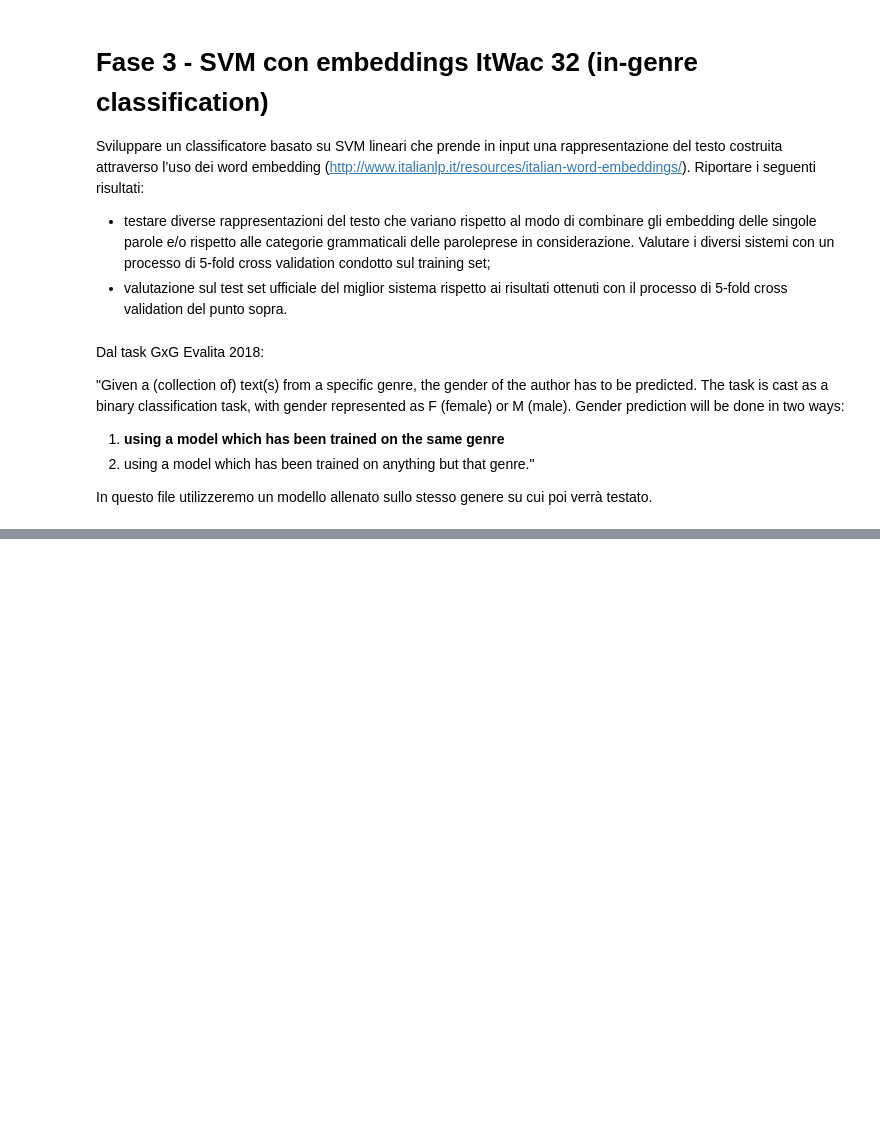
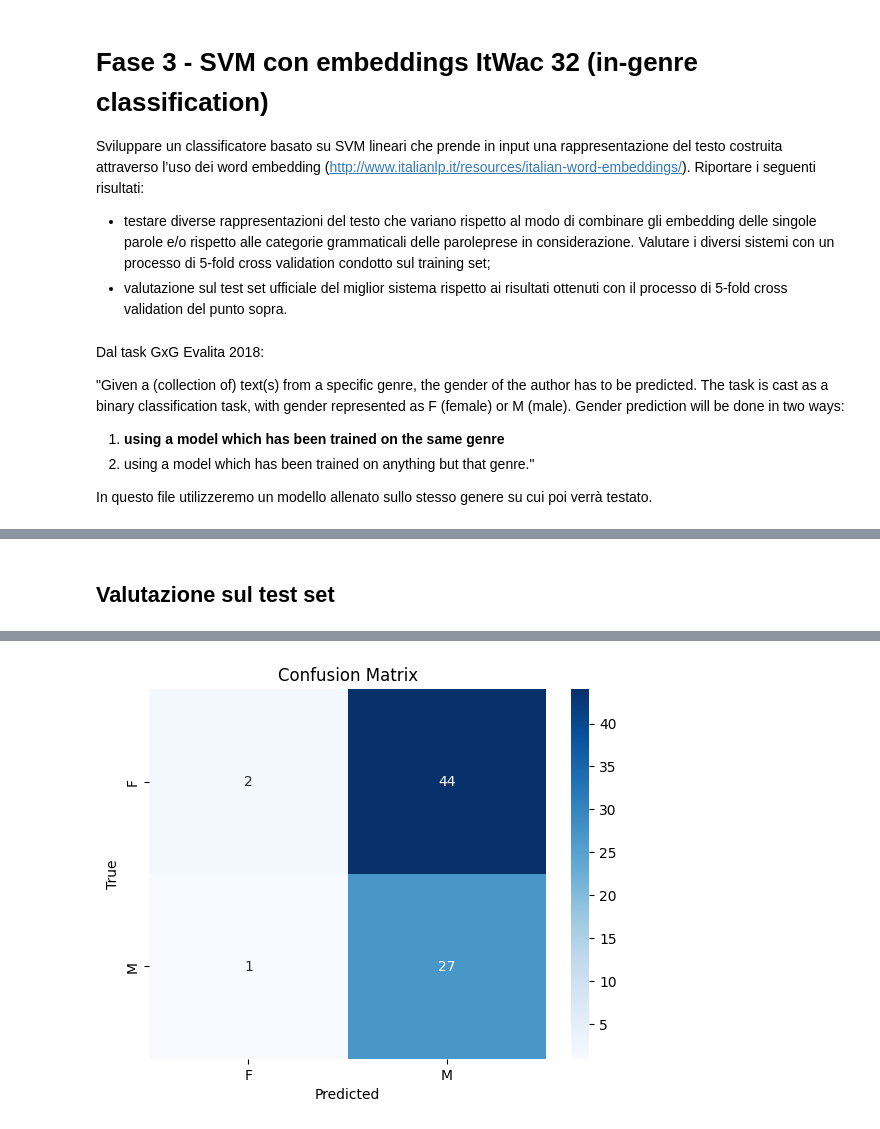
Before and after one commit to agnesecam/GxG_Camici, a Jupyter notebook: scripts/script_SVM_embeddings/SVM_embeddings_InGenre-CH.ipynb, the cells around one changed output, grey strips where cells are left out. Cells and saved outputs as stored; diff of their text form; code cells hidden in the pictures; blank space fills up the shorter version.

```diff
--- a/scripts/script_SVM_embeddings/SVM_embeddings_InGenre-CH.ipynb
+++ b/scripts/script_SVM_embeddings/SVM_embeddings_InGenre-CH.ipynb
@@ -423,0 +478,10 @@ Dummy classifier: report salvato in output_embeddings/risultati_test_set_dummy.c
+# %%
+# === Selezione della strategia migliore ===
+import pandas as pd
+
+df_cv = pd.DataFrame(report_rows)
+best_row = df_cv.loc[df_cv['mean_accuracy'].idxmax()]
+best_strategy = best_row['strategy']
+print("Strategia migliore:", best_strategy)
+
+best_config = [cfg for cfg in strategies if cfg['name'] == best_strategy][0]
@@ -423,0 +490,68 @@ Dummy classifier: report salvato in output_embeddings/risultati_test_set_dummy.c
+# %% [markdown]
+## Valutazione sul test set
+# %%
+# === Valutazione sul test set solo per la strategia migliore ===
+print(f"\n== Valutazione sul test set per la strategia migliore: {best_config['name']} ==")
+
+test_folder = "../../data/profiling_output/diary/linguistic_annotation/diary/"
+X_test, ids = [], []
+for filename in os.listdir(test_folder):
+    if not filename.startswith('test'):
+        continue
+    file_id = filename.split('#')[1]
+    tokens, pos_tags = load_conllu_file(os.path.join(test_folder, filename))
+    vector = represent_text(tokens, embeddings, pos_tags,
+                            allowed_pos=best_config['allowed_pos'],
+                            strategy=best_config['strategy'])
+    X_test.append(vector)
+    ids.append(file_id)
+
+X_test = np.array(X_test)
+
+# Usa lo stesso modello addestrato sull'intero training set (X_train, y_train)
+clf = LinearSVC()
+clf.fit(X_train, y_train)
+predictions = clf.predict(X_test)
+print("Distribuzione predizioni:", pd.Series(predictions).value_counts())
+
+
+# Mostra predizioni
+output = pd.DataFrame({'id': ids, 'gender': predictions})
+print("Prime predizioni:")
+display(output.head())
+print("Distribuzione predizioni:", output['gender'].value_counts().to_dict())
+
+
+
+# === Confusion Matrix e Classification Report ===
+from sklearn.metrics import classification_report, confusion_matrix
+import seaborn as sns
+import matplotlib.pyplot as plt
+
+# Etichette gold
+genre_abbr = {"children": "CH"}[genre]
+gold_df = pd.read_csv(f"../../data/dataset_originale/gold/test_{genre_abbr}.gold", sep="\t", header=None, names=["id", "gender"])
+gold_dict = dict(zip(gold_df["id"].astype(str), gold_df["gender"]))
+
+gold_labels = [gold_dict.get(str(i), "UNK") for i in ids]
+filtered = [(p, g) for p, g in zip(predictions, gold_labels) if g in {"M", "F"}]
+
+if filtered:
+    y_pred, y_true = zip(*filtered)
+
+    print("\n=== Classification Report ===")
+    print(classification_report(y_true, y_pred, digits=4))
+    acc = accuracy_score(y_true, y_pred)
+    print(f"\n=== Accuracy totale sul test set: {acc:.4f}")
+
+
+    print("\n=== Confusion Matrix ===")
+    cm = confusion_matrix(y_true, y_pred, labels=["F", "M"])
+    sns.heatmap(cm, annot=True, fmt="d", cmap="Blues", xticklabels=["F", "M"], yticklabels=["F", "M"])
+    plt.xlabel("Predicted")
+    plt.ylabel("True")
+    plt.title("Confusion Matrix")
+    plt.show()
+else:
+    print("Nessun esempio valido per il calcolo della confusion matrix.")
+# %% [output]
@@ -423,0 +585 @@ Dummy classifier: report salvato in output_embeddings/risultati_test_set_dummy.c
+[figure, added]
```
Also changed, not shown: parts of 12 cells of this notebook, 15 other files.
